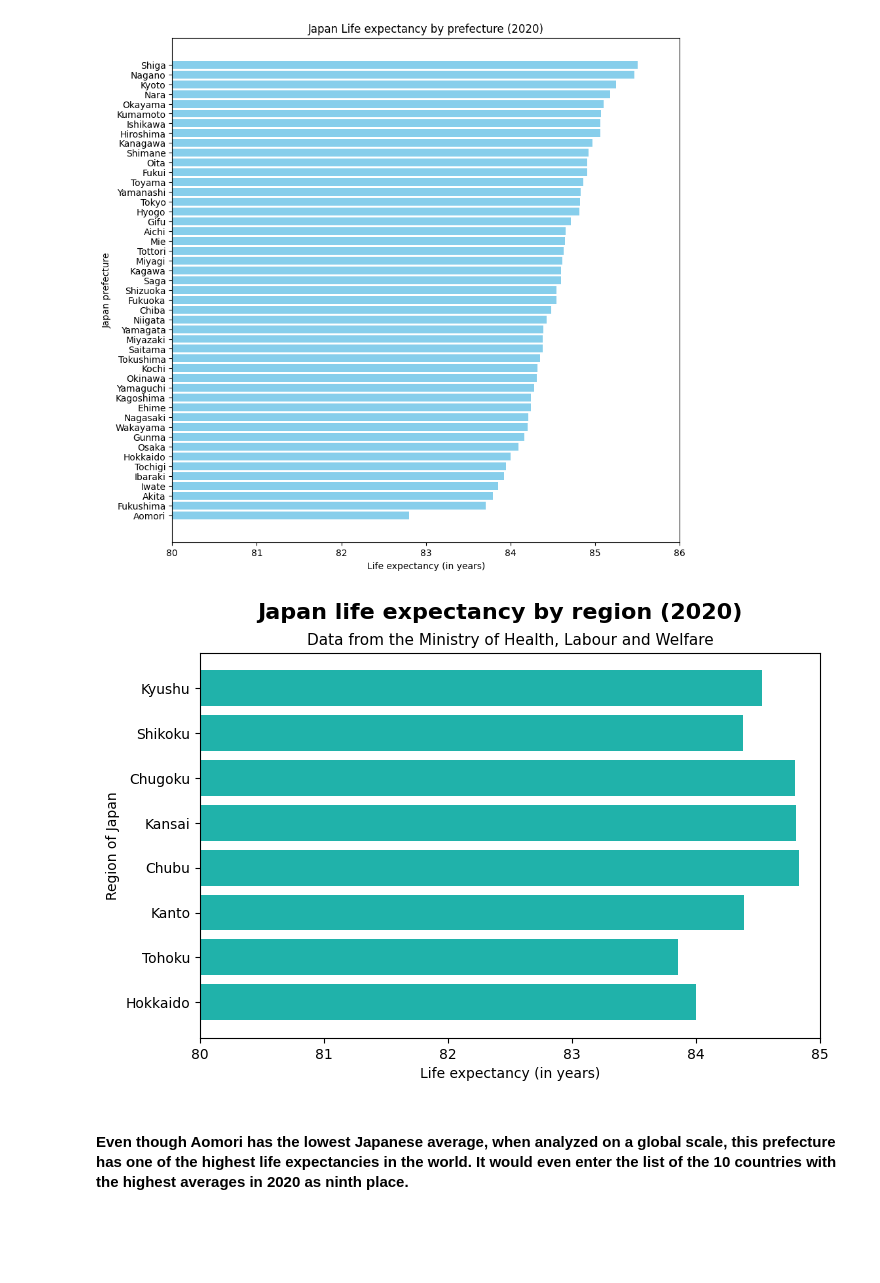
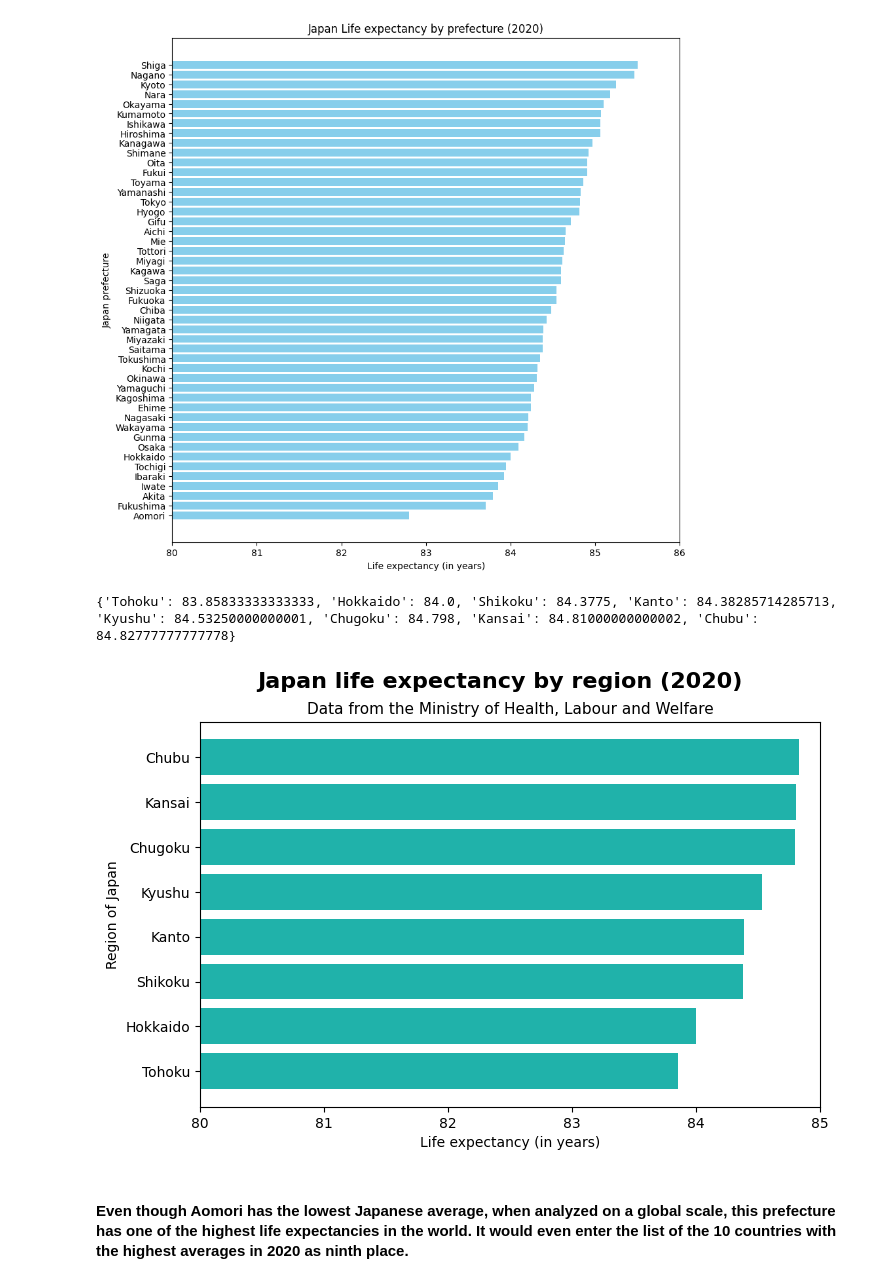
Before and after one commit to rafaseto/japan-life-expectancy, a Jupyter notebook: data_analysis.ipynb, the cells around one changed output. Saved outputs shown, nothing was run; the diff lists cells and outputs as text; code cells hidden in the pictures; blank space fills up the shorter version.

Commit message:
sort the bar chart Japan life expectancy by region
Sort the bar chart 'Japan life expectancy by region' in descending order.

```diff
--- a/data_analysis.ipynb
+++ b/data_analysis.ipynb
@@ -80,31 +80,35 @@ for region, prefectures in regions.items():
 
     # add the region_avg to the regions_avg dictionary
     regions_avg[region] = region_avg
+# %%
+regions_avg_sorted = dict(sorted(regions_avg.items(), key=lambda item: item[1]))
+# %% [output]
+{'Tohoku': 83.85833333333333, 'Hokkaido': 84.0, 'Shikoku': 84.3775, 'Kanto': 84.38285714285713, 'Kyushu': 84.53250000000001, 'Chugoku': 84.798, 'Kansai': 84.81000000000002, 'Chubu': 84.82777777777778}
 # %%
-regions = list(regions_avg.keys())
-regions_life_expectancy = list(regions_avg.values())
+regions = list(regions_avg_sorted.keys())
+regions_life_expectancy = list(regions_avg_sorted.values())
 
 plt.figure(figsize=(8,5))
 
 # bars of the bar chart
 bars_regions = plt.barh(regions, regions_life_expectancy, color='lightseagreen')
 
 # X axis interval
 plt.xlim(80, 85)
 
 # Title of the graph
 plt.suptitle('Japan life expectancy by region (2020)', fontsize=16, fontweight='bold')
 
 # Subtitle of the graph
 plt.title('Data from the Ministry of Health, Labour and Welfare', fontsize=11)
 
 # X and Y labels
 plt.xlabel('Life expectancy (in years)')
 plt.ylabel('Region of Japan')
 
 plt.show()
 # %% [output]
-[figure, old version]
+[figure, new version]
 # %% [markdown]
 #### Even though Aomori has the lowest Japanese average, when analyzed on a global scale, this prefecture has one of the highest life expectancies in the world. It would even enter the list of the 10 countries with the highest averages in 2020 as ninth place.
 # %%
```
